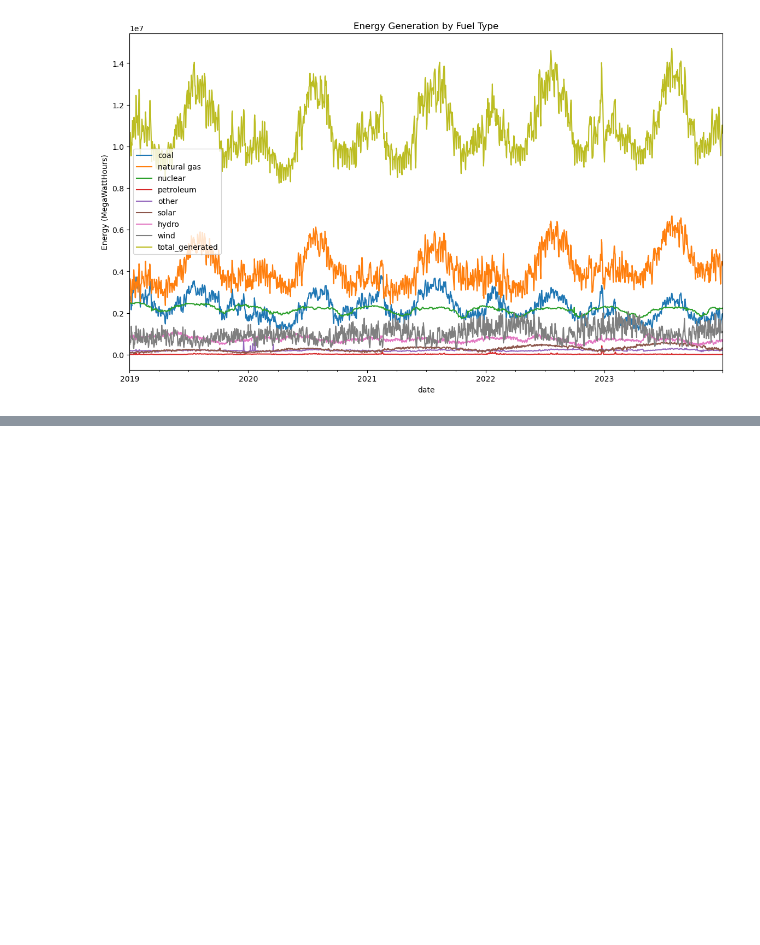
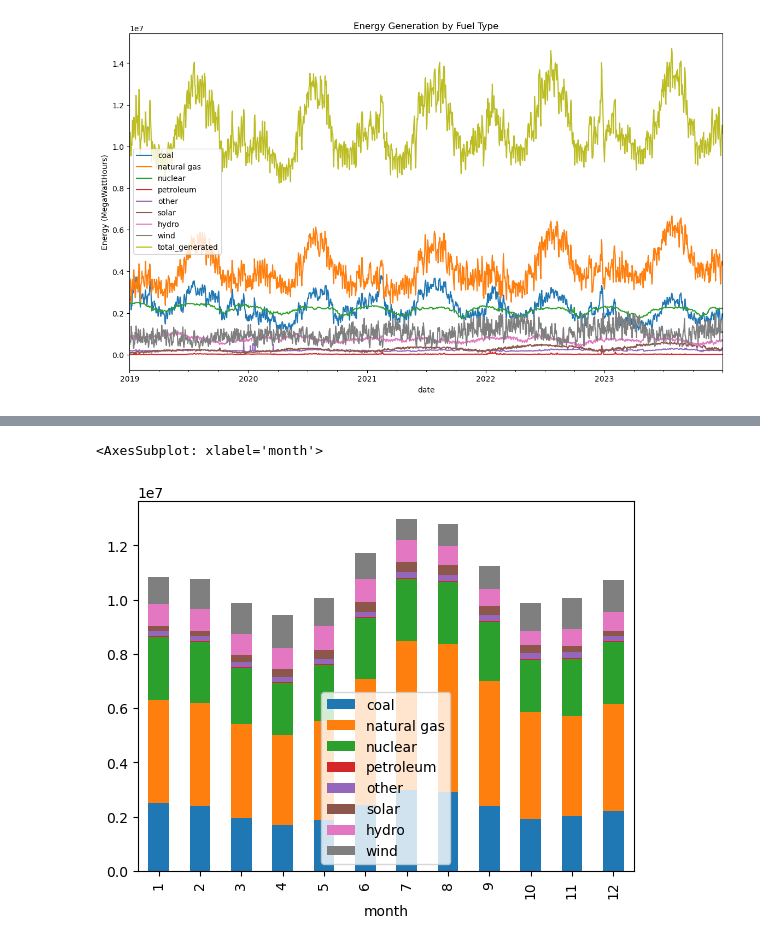
Before and after one commit to sbenston/energy_forecasting, a Jupyter notebook: energy_data_exploration.ipynb, the cells around one changed output, grey strips where cells are left out. Cells and saved outputs as stored; diff of their text form; code cells hidden in the pictures; blank space fills up the shorter version.

```diff
--- a/energy_data_exploration.ipynb
+++ b/energy_data_exploration.ipynb
@@ -150,0 +190,6 @@ Text(0, 0.5, 'Energy (MegaWattHours)')
+# %%
+# Plot each type of generated energy by month
+energy_by_month.iloc[:,:-2].plot.bar(stacked=True)
+# %% [output]
+<AxesSubplot: xlabel='month'>
+[figure, added]
```
Also changed, not shown: parts of 3 cells of this notebook.
